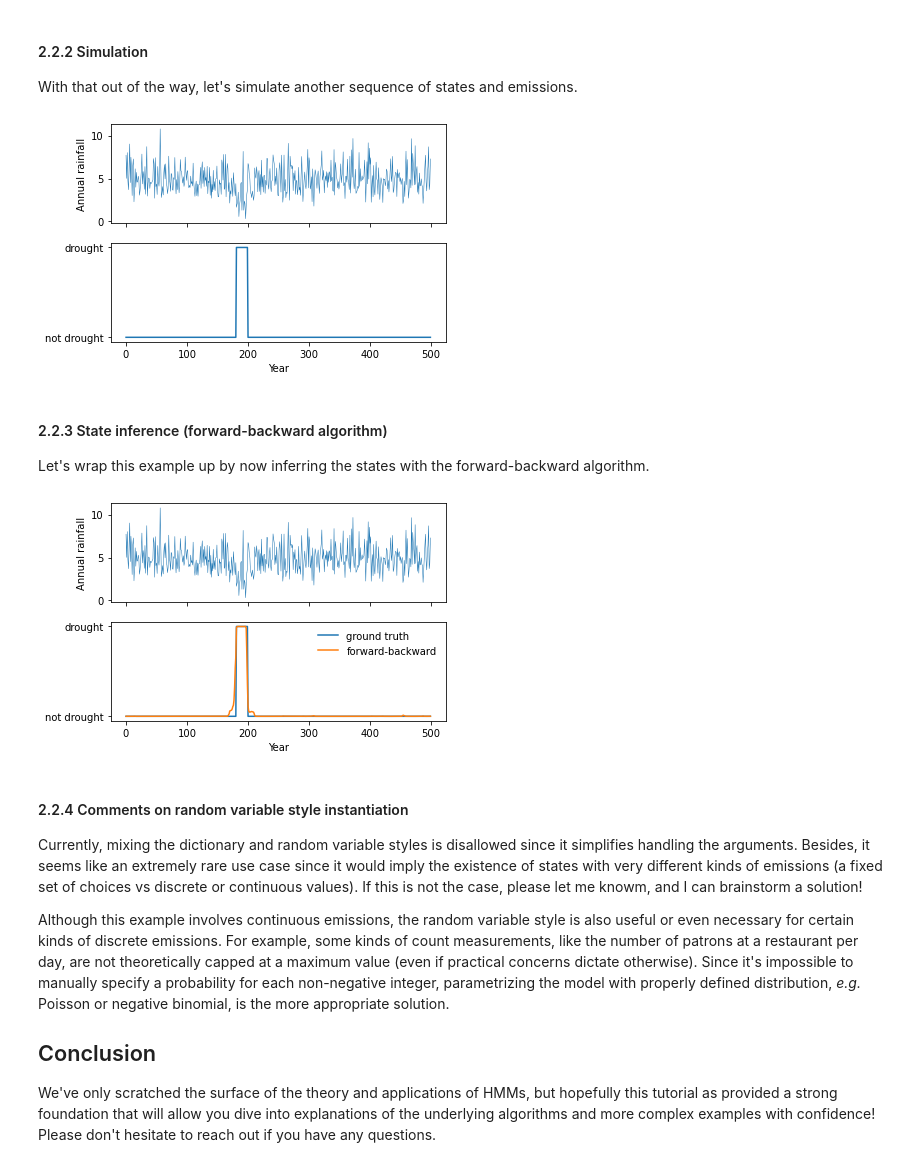
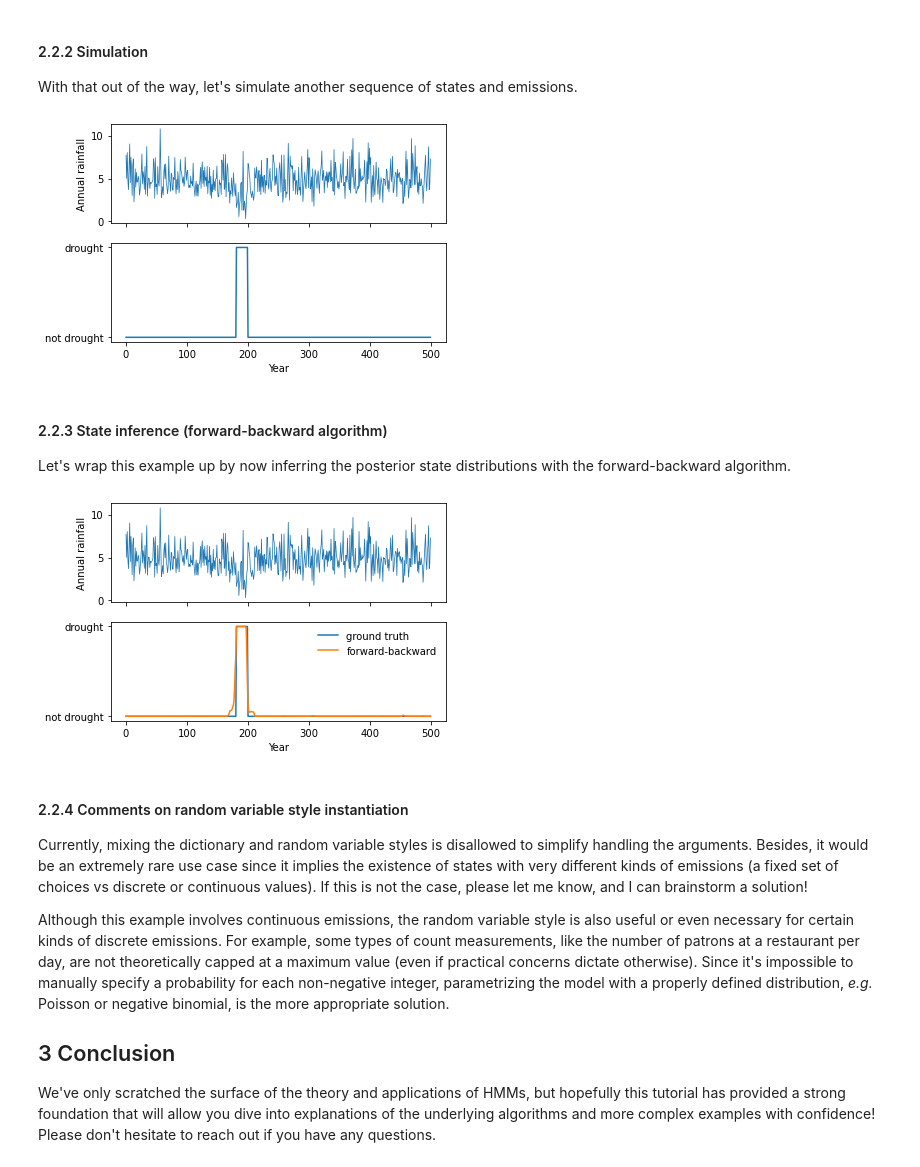
Before and after one commit to marcsingleton/homomorph, a Jupyter notebook: tutorials/hmm_intro.ipynb, the cells around one changed output. Drawn from its saved outputs; the diff is of its cells as text; code cells hidden in the pictures.

Commit message:
Added explanation of theory and corrected various typos and wordy sentences

```diff
--- a/tutorials/hmm_intro.ipynb
+++ b/tutorials/hmm_intro.ipynb
@@ -215,41 +236,41 @@ With that out of the way, let's simulate another sequence of states and emission
 # %%
 step_num = 500
 np.random.seed(26)
 
 steps = weather.simulate(step_num)
 states = [step[0] for step in steps]
 emits = [step[1] for step in steps]
 
 fig, axs = plt.subplots(2, 1, sharex=True)
-axs[0].plot(emits, linewidth=0.5)
+axs[0].plot(emits, linewidth=0.75)
 axs[1].plot(states)
 axs[1].set_xlabel('Year')
 axs[0].set_ylabel('Annual rainfall');
 # %% [output]
-[figure, old version]
+[figure, new version]
 # %% [markdown]
 #### 2.2.3 State inference (forward-backward algorithm)
 
-Let's wrap this example up by now inferring the states with the forward-backward algorithm.
+Let's wrap this example up by now inferring the posterior state distributions with the forward-backward algorithm.
 # %%
 fbs = weather.forward_backward(emits)
 
 fig, axs = plt.subplots(2, 1, sharex=True)
-axs[0].plot(emits, linewidth=0.5)
+axs[0].plot(emits, linewidth=0.75)
 axs[1].plot(states, label='ground truth')
 axs[1].plot(fbs['drought'], label='forward-backward')
 axs[1].set_xlabel('Year')
 axs[0].set_ylabel('Annual rainfall')
 axs[1].legend(frameon=False);
 # %% [output]
-[figure, old version]
+[figure, new version]
 # %% [markdown]
 #### 2.2.4 Comments on random variable style instantiation
 
-Currently, mixing the dictionary and random variable styles is disallowed since it simplifies handling the arguments. Besides, it seems like an extremely rare use case since it would imply the existence of states with very different kinds of emissions (a fixed set of choices vs discrete or continuous values). If this is not the case, please let me knowm, and I can brainstorm a solution!
+Currently, mixing the dictionary and random variable styles is disallowed to simplify handling the arguments. Besides, it would be an extremely rare use case since it implies the existence of states with very different kinds of emissions (a fixed set of choices vs discrete or continuous values). If this is not the case, please let me know, and I can brainstorm a solution!
 
-Although this example involves continuous emissions, the random variable style is also useful or even necessary for certain kinds of discrete emissions. For example, some kinds of count measurements, like the number of patrons at a restaurant per day, are not theoretically capped at a maximum value (even if practical concerns dictate otherwise). Since it's impossible to manually specify a probability for each non-negative integer, parametrizing the model with properly defined distribution, *e.g.* Poisson or negative binomial, is the more appropriate solution.
+Although this example involves continuous emissions, the random variable style is also useful or even necessary for certain kinds of discrete emissions. For example, some types of count measurements, like the number of patrons at a restaurant per day, are not theoretically capped at a maximum value (even if practical concerns dictate otherwise). Since it's impossible to manually specify a probability for each non-negative integer, parametrizing the model with a properly defined distribution, *e.g.* Poisson or negative binomial, is the more appropriate solution.
 
-## Conclusion
+## 3 Conclusion
 
-We've only scratched the surface of the theory and applications of HMMs, but hopefully this tutorial as provided a strong foundation that will allow you dive into explanations of the underlying algorithms and more complex examples with confidence! Please don't hesitate to reach out if you have any questions.
+We've only scratched the surface of the theory and applications of HMMs, but hopefully this tutorial has provided a strong foundation that will allow you dive into explanations of the underlying algorithms and more complex examples with confidence! Please don't hesitate to reach out if you have any questions.
```
Also changed, not shown: parts of 15 cells of this notebook.
